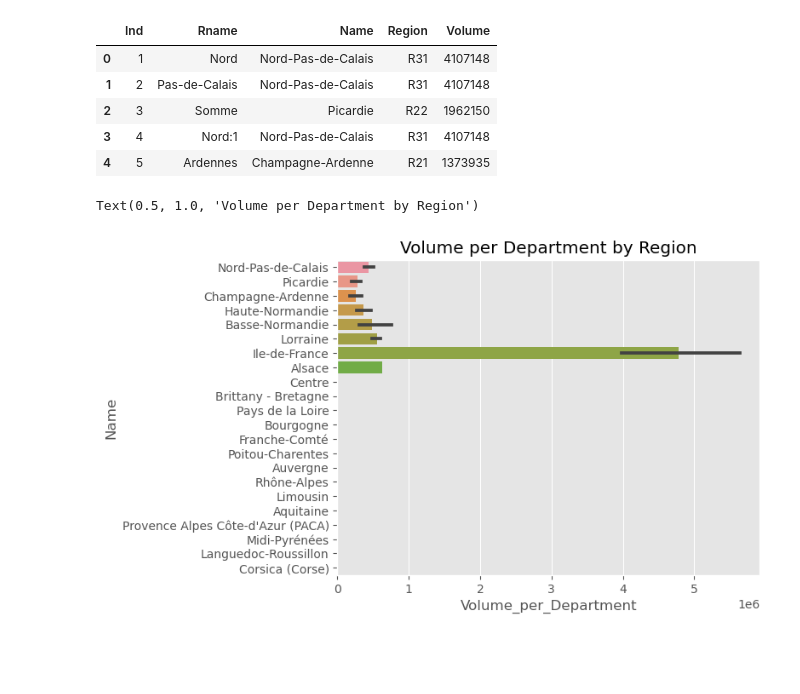
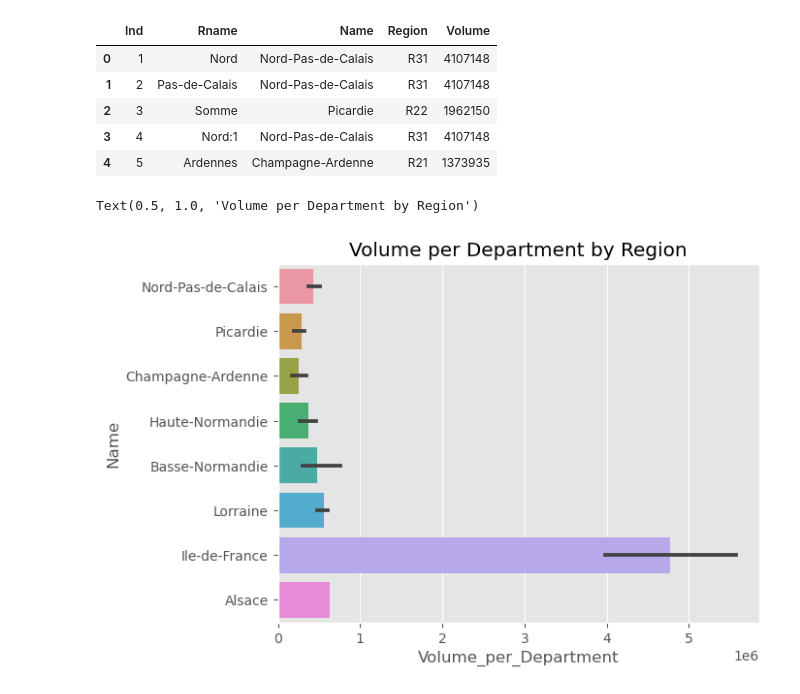
Before and after one commit to dusan-zdravkovic/Actuary-Project, a Jupyter notebook: first.ipynb, the cells around one changed output. Cells and saved outputs as stored; diff of their text form; code cells hidden in the pictures; blank space fills up the shorter version.

Commit message:
fixed merge

```diff
--- a/first.ipynb
+++ b/first.ipynb
@@ -152,8 +152,10 @@ merged_df["Volume_per_Department"] = merged_df["Volume"] / dept_counts["Departme
 # %%
 import seaborn as sns
 
-sns.barplot(data=merged_df, x="Volume_per_Department", y="Name")
+merged_clean = merged_df.dropna(subset=["Volume_per_Department"])
+
+sns.barplot(data=merged_clean, x="Volume_per_Department", y="Name")
 plt.title("Volume per Department by Region")
 # %% [output]
 Text(0.5, 1.0, 'Volume per Department by Region')
-[figure, old version]
+[figure, new version]
```
